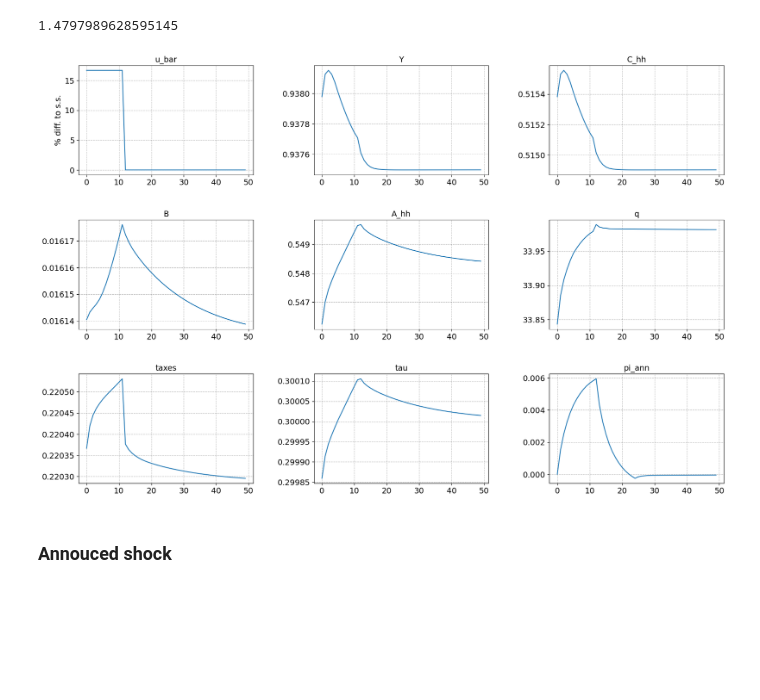
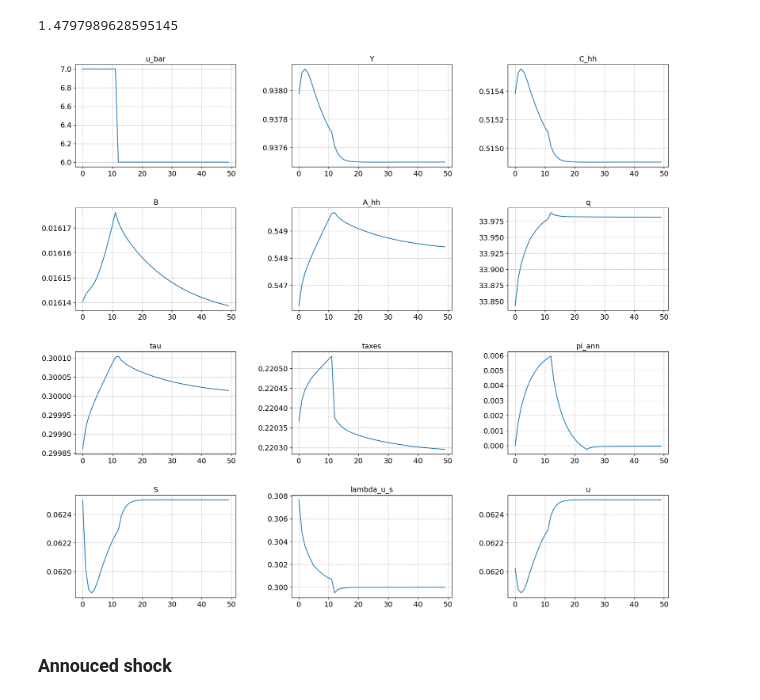
Before and after one commit to JohanOelgaard/AdvMacroHetAgent, a Jupyter notebook: Exam/HANK-SAM.ipynb, the cells around one changed output. Cells and saved outputs as stored; diff of their text form; code cells hidden in the pictures; blank space fills up the shorter version.

```diff
--- a/Exam/HANK-SAM.ipynb
+++ b/Exam/HANK-SAM.ipynb
@@ -389,10 +401,12 @@ modelVI.fiscal_multiplier()
 multiplier = 1.4798
 1.4797989628595145
 # %%
-paths = ['u_bar','Y','C_hh','B','A_hh','q','taxes','tau','pi_ann']
+paths = ['u_bar','Y','C_hh','B','A_hh','q','tau','taxes','pi_ann','S','lambda_u_s','u']
+abs_diff = []
+lvl_value = ['u_bar','Y','C_hh','q','B','A_hh','tau','taxes','i_ann','pi_ann','u','lambda_u_s','S']
 modelVI.show_IRFs(varnames=paths,T_max=50,ncols=3, abs_diff=abs_diff,lvl_value=lvl_value,do_targets=False,do_shocks=False,filename='figures/IRFs_du_bar_0-12')
 # %% [output]
-[figure, old version]
+[figure, new version]
 # %% [markdown]
 ### Annouced shock
 # %%
```
Also changed, not shown: parts of 11 cells of this notebook, 9 other files.
